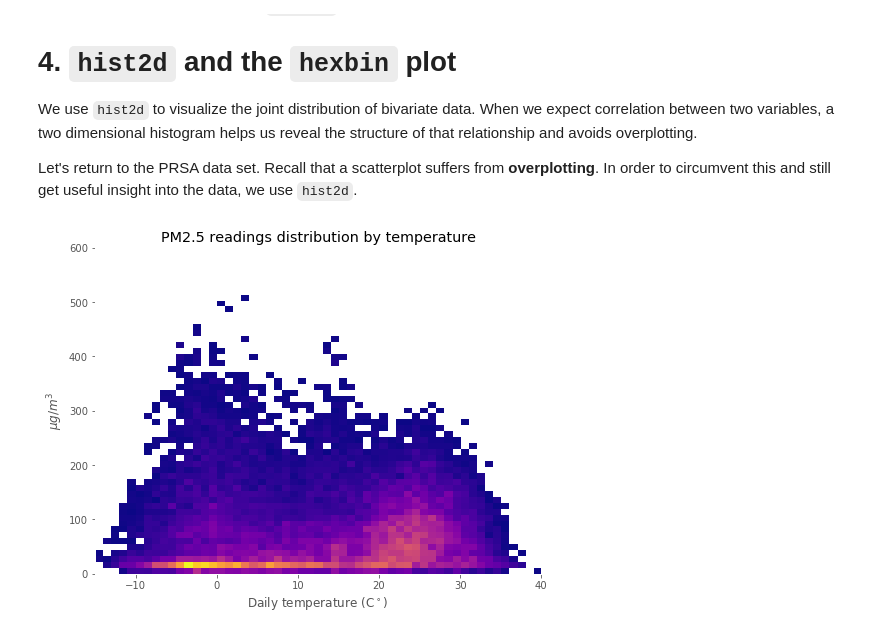
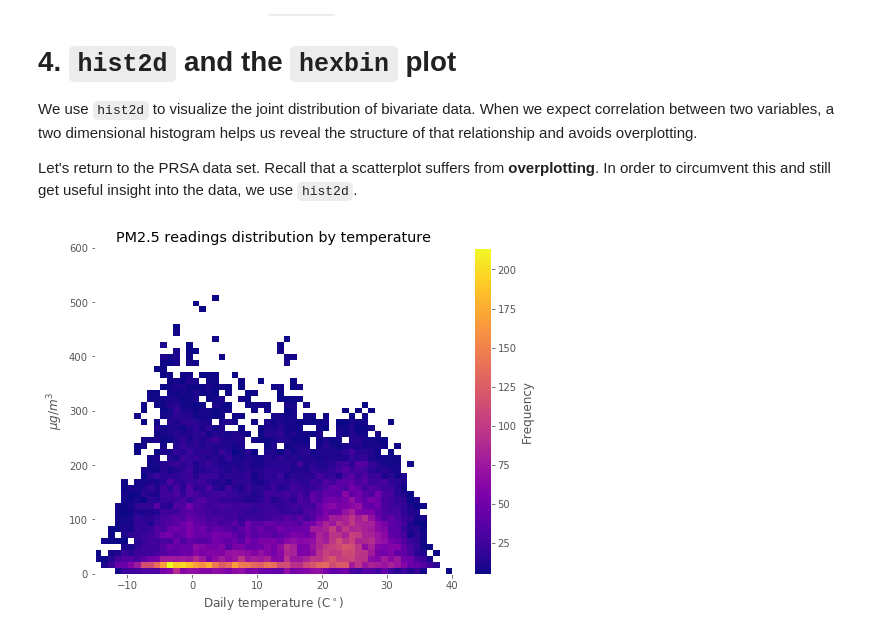
Before and after one commit to uliang/First-steps-with-the-Python-language, a Jupyter notebook: Unit3_2.ipynb, the cells around one changed output. Drawn from its saved outputs; the diff is of its cells as text; code cells hidden in the pictures.

Commit message:
done up colorbar

```diff
--- a/Unit3_2.ipynb
+++ b/Unit3_2.ipynb
@@ -239,19 +239,21 @@ Let's return to the PRSA data set. Recall that a scatterplot suffers from **over
 # %%
 PRSA = PRSA.dropna() #drop missing data
 fig3, ax3 = plt.subplots(figsize=(8,6))
 
 ax3.grid(b="off")
 ax3.set_facecolor("white")
 ax3.set_title("PM2.5 readings distribution by temperature")
 ax3.set_ylabel("$\mu g$/$m^3$")
 ax3.set_xlabel("Daily temperature (C$^\circ$)")
-ax3.hist2d(PRSA.TEMP, PRSA["pm2.5"],
+img=ax3.hist2d(PRSA.TEMP, PRSA["pm2.5"],
            bins=55,
            cmin=5,
            range=[[-15,40],[0,600]],
-           cmap="plasma");
+           cmap="plasma")
+cbar = plt.colorbar(img[3], ax=ax3)
+cbar.set_label("Frequency");
 # %% [output]
-[figure, old version]
+[figure, new version]
 # %% [markdown]
 This chart is more informative that a simple scatterplot. For one, we now know that there are two modes in the distribution of temperature and pollutant. Furthermore, there is more variation in pollution levels in the colder seasons as compared to warmer days.
 
```
Also changed, not shown: parts of 3 cells of this notebook.
